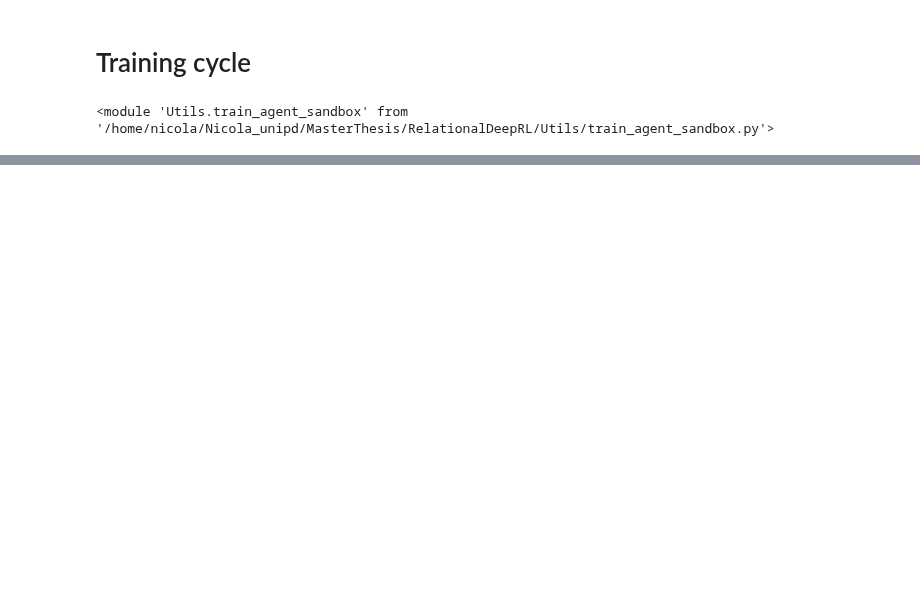
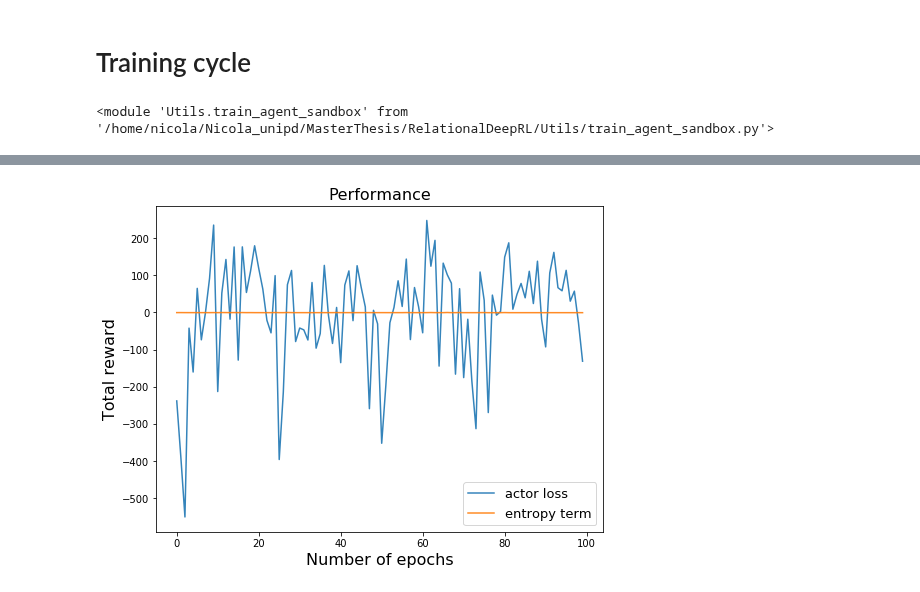
Before and after one commit to nicoladainese96/RelationalDeepRL, a Jupyter notebook: GreySandboxTesting.ipynb, the cells around one changed output, grey strips where cells are left out. Cells and saved outputs as stored; diff of their text form; code cells hidden in the pictures; blank space fills up the shorter version.

```diff
--- a/GreySandboxTesting.ipynb
+++ b/GreySandboxTesting.ipynb
@@ -129,0 +142,12 @@ plt.show()
+# %%
+plt.figure(figsize=(8,6))
+n_epochs = np.arange(len(score))
+plt.plot(n_epochs, losses['actor_losses'], alpha=0.9, label='actor loss')
+plt.plot(n_epochs, np.array(losses['entropies']), alpha=0.9, label='entropy term')
+plt.title("Performance", fontsize=16)
+plt.xlabel("Number of epochs", fontsize=16)
+plt.ylabel("Total reward", fontsize=16)
+plt.legend(fontsize=13)
+plt.show()
+# %% [output]
+[figure, added]
```
Also changed, not shown: parts of 11 cells of this notebook, 3 other files.
